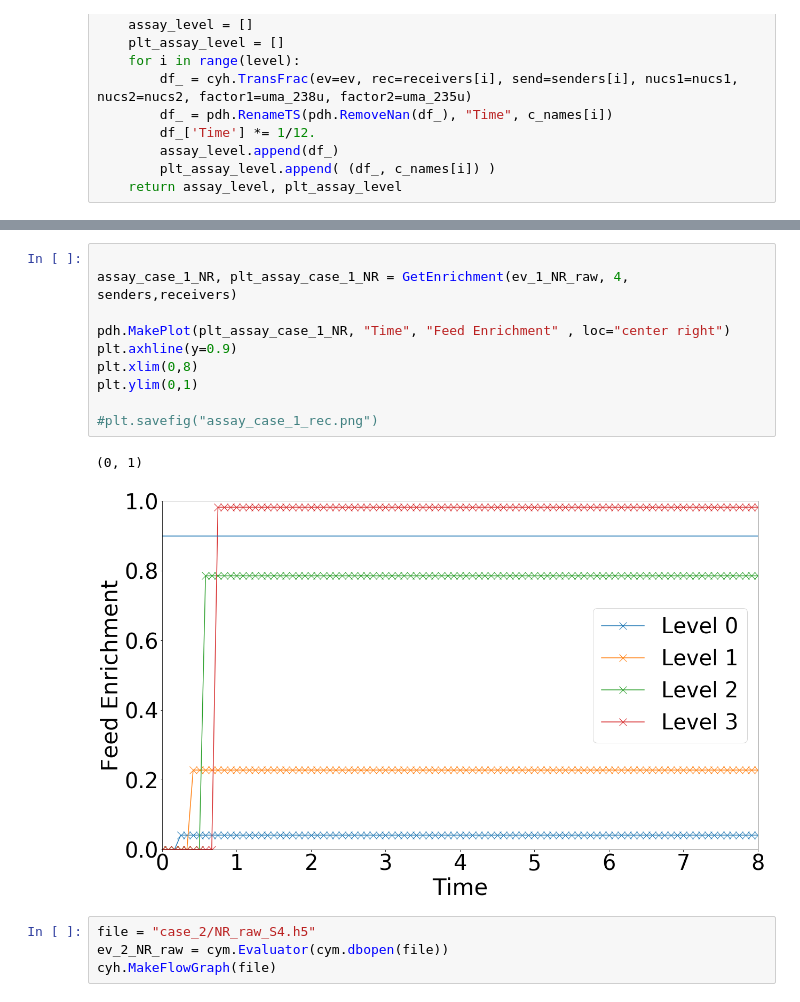
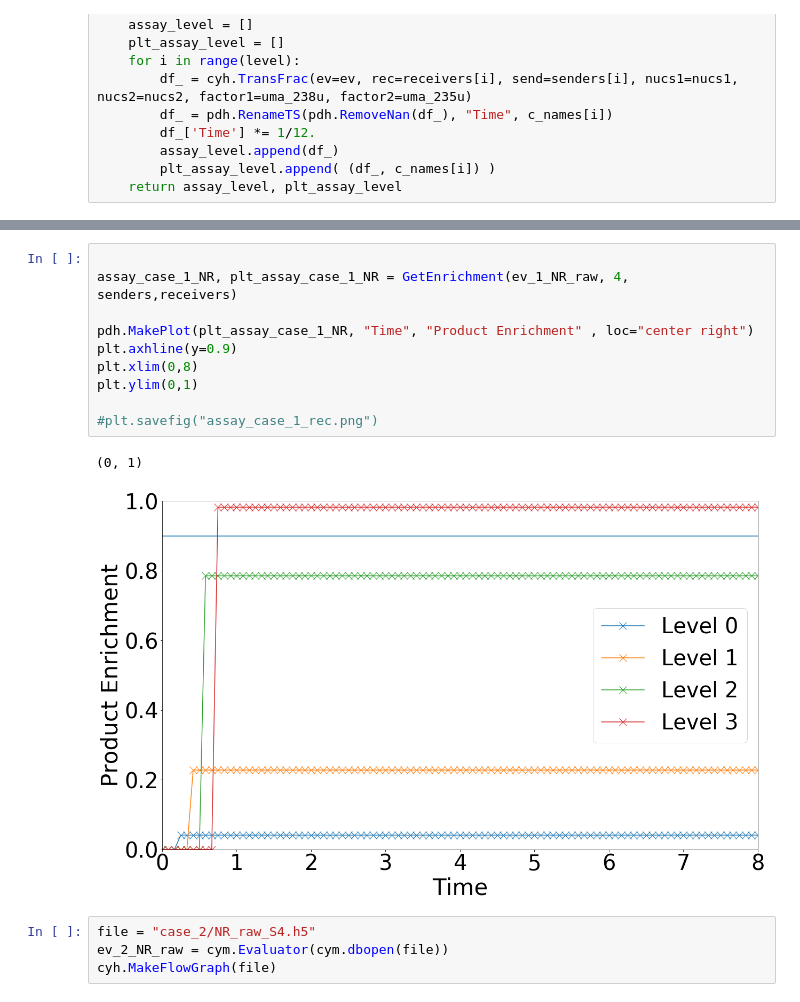
Before and after one commit to bam241/enrich_inmm, a Jupyter notebook: NR_raw_analysis.ipynb, the cells around one changed output, grey strips where cells are left out. Drawn from its saved outputs; the diff is of its cells as text.

```diff
--- a/NR_raw_analysis.ipynb
+++ b/NR_raw_analysis.ipynb
@@ -51,16 +51,16 @@ cyh.MakeFlowGraph(file)
 # %%
 
 assay_case_1_NR, plt_assay_case_1_NR = GetEnrichment(ev_1_NR_raw, 4, senders,receivers)
 
-pdh.MakePlot(plt_assay_case_1_NR, "Time", "Feed Enrichment" , loc="center right")
+pdh.MakePlot(plt_assay_case_1_NR, "Time", "Product Enrichment" , loc="center right")
 plt.axhline(y=0.9)
 plt.xlim(0,8)
 plt.ylim(0,1)
 
 #plt.savefig("assay_case_1_rec.png")
 # %% [output]
 (0, 1)
-[figure, old version]
+[figure, new version]
 # %%
 file = "case_2/NR_raw_S4.h5"
 ev_2_NR_raw = cym.Evaluator(cym.dbopen(file))
```
Also changed, not shown: parts of 2 cells of this notebook, 1 other file.
